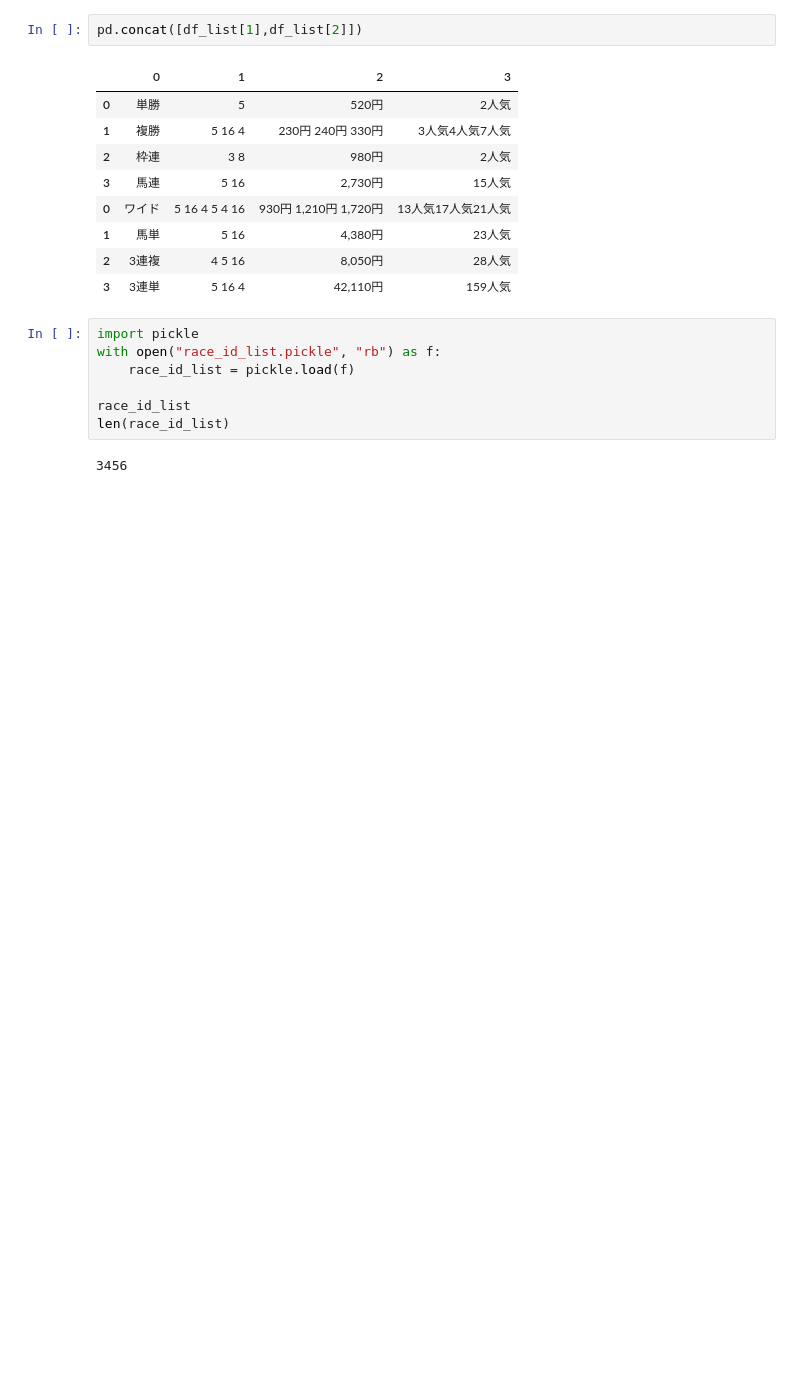
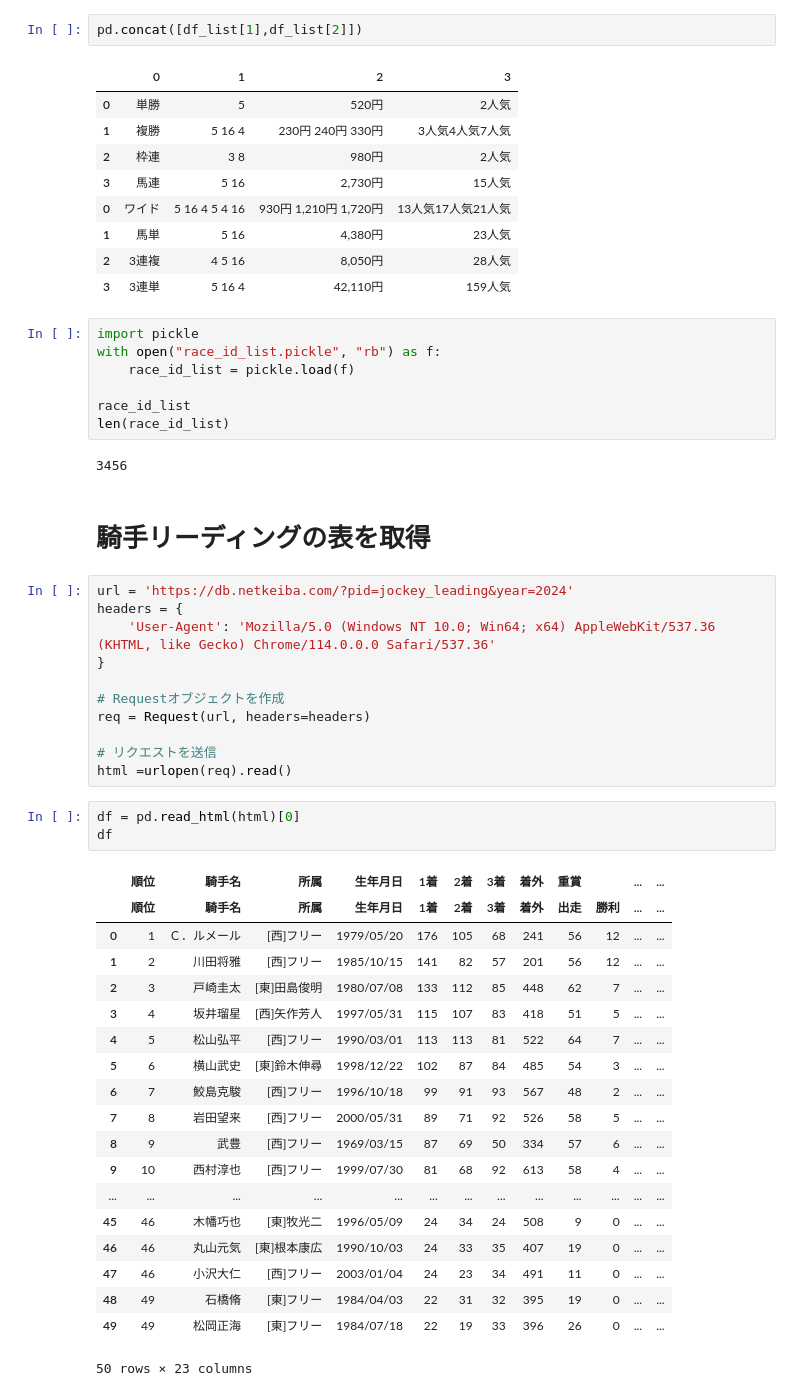
Before and after one commit to DaichiOnoe/keiba_race_ai, a Jupyter notebook: keiba_ai/common/src/develop_web_scraping.ipynb, the cells around one changed output. Cells and saved outputs as stored; diff of their text form; blank space fills up the shorter version.

```diff
--- a/keiba_ai/common/src/develop_web_scraping.ipynb
+++ b/keiba_ai/common/src/develop_web_scraping.ipynb
@@ -1653,3 +1657,39 @@ race_id_list
 len(race_id_list)
 # %% [output]
 3456
+# %% [markdown]
+# 騎手リーディングの表を取得
+# %%
+url = 'https://db.netkeiba.com/?pid=jockey_leading&year=2024'
+headers = {
+    'User-Agent': 'Mozilla/5.0 (Windows NT 10.0; Win64; x64) AppleWebKit/537.36 (KHTML, like Gecko) Chrome/114.0.0.0 Safari/537.36'
+}
+
+# Requestオブジェクトを作成
+req = Request(url, headers=headers)
+
+# リクエストを送信
+html =urlopen(req).read()
+# %%
+df = pd.read_html(html)[0]
+df
+# %% [output]
+|  | 順位 | 騎手名 | 所属 | 生年月日 | 1着 | 2着 | 3着 | 着外 | 重賞 |  | ... | ... |
+|  | 順位 | 騎手名 | 所属 | 生年月日 | 1着 | 2着 | 3着 | 着外 | 出走 | 勝利 | ... | ... |
+| 0 | 1 | Ｃ．ルメール | [西]フリー | 1979/05/20 | 176 | 105 | 68 | 241 | 56 | 12 | ... | ... |
+| 1 | 2 | 川田将雅 | [西]フリー | 1985/10/15 | 141 | 82 | 57 | 201 | 56 | 12 | ... | ... |
+| 2 | 3 | 戸崎圭太 | [東]田島俊明 | 1980/07/08 | 133 | 112 | 85 | 448 | 62 | 7 | ... | ... |
+| 3 | 4 | 坂井瑠星 | [西]矢作芳人 | 1997/05/31 | 115 | 107 | 83 | 418 | 51 | 5 | ... | ... |
+| 4 | 5 | 松山弘平 | [西]フリー | 1990/03/01 | 113 | 113 | 81 | 522 | 64 | 7 | ... | ... |
+| 5 | 6 | 横山武史 | [東]鈴木伸尋 | 1998/12/22 | 102 | 87 | 84 | 485 | 54 | 3 | ... | ... |
+| 6 | 7 | 鮫島克駿 | [西]フリー | 1996/10/18 | 99 | 91 | 93 | 567 | 48 | 2 | ... | ... |
+| 7 | 8 | 岩田望来 | [西]フリー | 2000/05/31 | 89 | 71 | 92 | 526 | 58 | 5 | ... | ... |
+| 8 | 9 | 武豊 | [西]フリー | 1969/03/15 | 87 | 69 | 50 | 334 | 57 | 6 | ... | ... |
+| 9 | 10 | 西村淳也 | [西]フリー | 1999/07/30 | 81 | 68 | 92 | 613 | 58 | 4 | ... | ... |
+| ... | ... | ... | ... | ... | ... | ... | ... | ... | ... | ... | ... | ... |
+| 45 | 46 | 木幡巧也 | [東]牧光二 | 1996/05/09 | 24 | 34 | 24 | 508 | 9 | 0 | ... | ... |
+| 46 | 46 | 丸山元気 | [東]根本康広 | 1990/10/03 | 24 | 33 | 35 | 407 | 19 | 0 | ... | ... |
+| 47 | 46 | 小沢大仁 | [西]フリー | 2003/01/04 | 24 | 23 | 34 | 491 | 11 | 0 | ... | ... |
+| 48 | 49 | 石橋脩 | [東]フリー | 1984/04/03 | 22 | 31 | 32 | 395 | 19 | 0 | ... | ... |
+| 49 | 49 | 松岡正海 | [東]フリー | 1984/07/18 | 22 | 19 | 33 | 396 | 26 | 0 | ... | ... |
+50 rows × 23 columns
```
Also changed, not shown: parts of 56 cells of this notebook, 26 other files.
